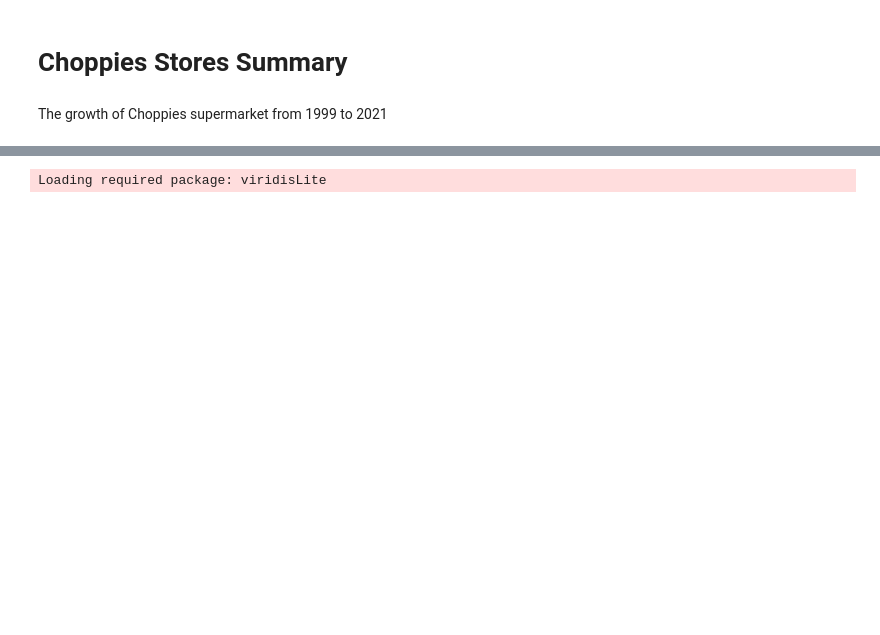
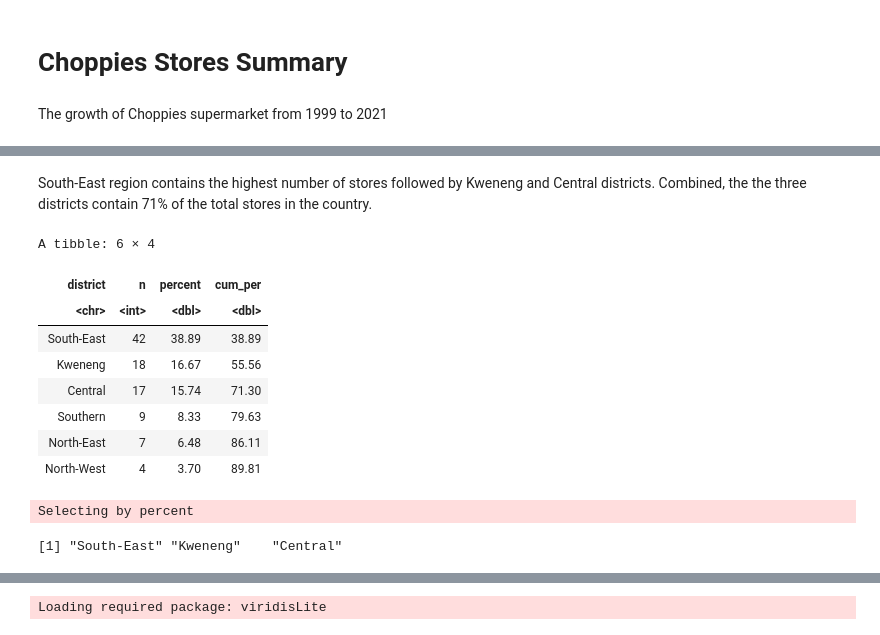
Before and after one commit to reaplm/choppies, a Jupyter notebook: Choppies.ipynb, the cells around one changed output, grey strips where cells are left out. Cells and saved outputs as stored; diff of their text form; code cells hidden in the pictures; blank space fills up the shorter version.

```diff
--- a/Choppies.ipynb
+++ b/Choppies.ipynb
@@ -72,0 +65,32 @@ The following objects are masked from 'package:base':
+# %% [markdown]
+South-East region contains the highest number of stores followed by Kweneng and Central districts. Combined, the the three districts contain 71% of the total stores in the country.
+# %%
+district_summary <- choppies %>%
+group_by(district) %>%
+summarise(n = n()) %>%
+mutate(percent = round(100*n/sum(n),2)) %>%
+arrange(desc(n)) %>%
+mutate(cum_per = cumsum(percent)) %>%
+head()
+
+district_summary
+# %% [output]
+A tibble: 6 × 4
+| district | n | percent | cum_per |
+| <chr> | <int> | <dbl> | <dbl> |
+| South-East | 42 | 38.89 | 38.89 |
+| Kweneng | 18 | 16.67 | 55.56 |
+| Central | 17 | 15.74 | 71.30 |
+| Southern | 9 | 8.33 | 79.63 |
+| North-East | 7 | 6.48 | 86.11 |
+| North-West | 4 | 3.70 | 89.81 |
+# %%
+top_3 <- district_summary %>%
+top_n(3) %>%
+select(district) %>%
+pull()
+
+top_3
+# %% [output]
+Selecting by percent
+[1] "South-East" "Kweneng"    "Central"
```
Also changed, not shown: parts of 20 cells of this notebook, 21 other files.
